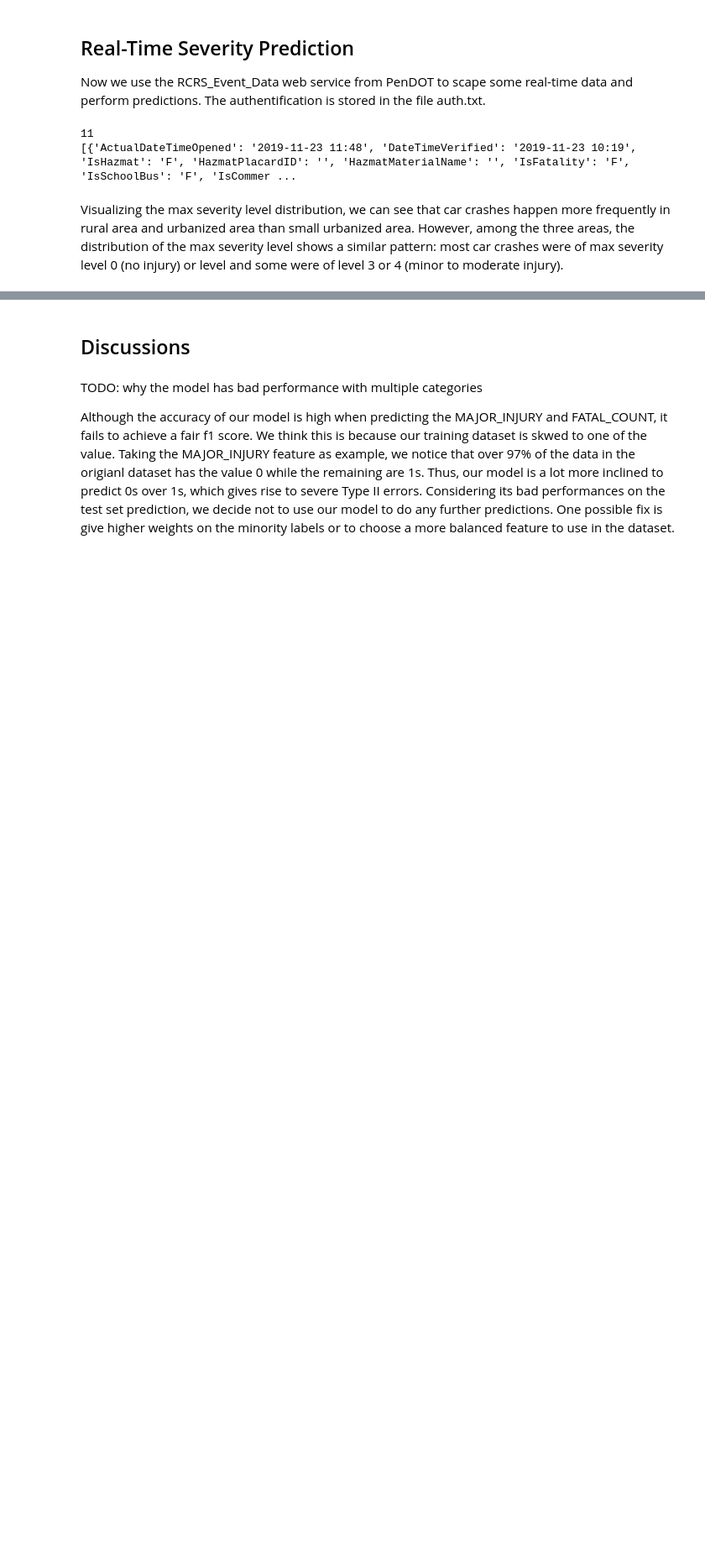
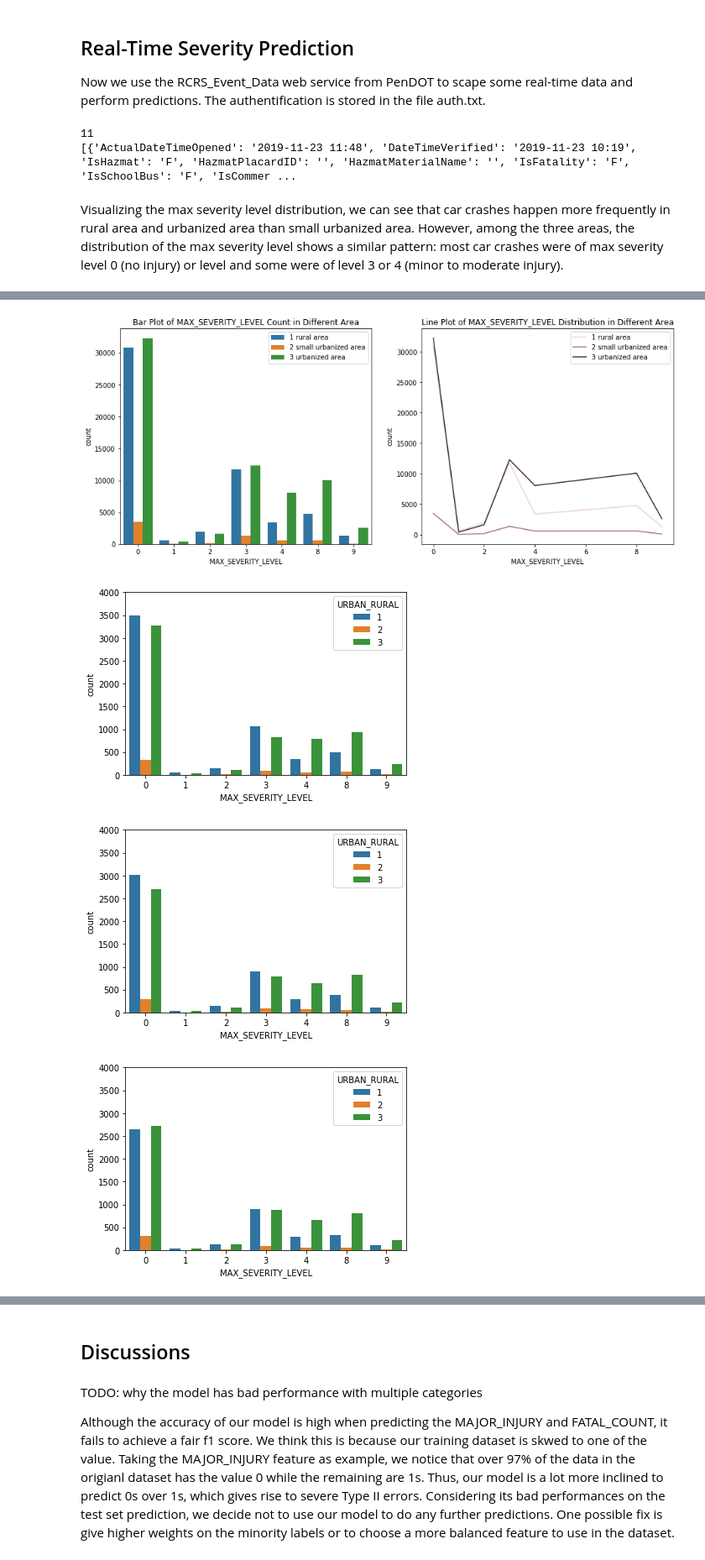
Before and after one commit to NasirNabi75/15688-Final-Project, a Jupyter notebook: code.ipynb, the cells around one changed output, grey strips where cells are left out. Shown at 84% size. Cells and saved outputs as stored; diff of their text form; code cells hidden in the pictures; blank space fills up the shorter version.

Commit message:
Update rural/urban comparison

```diff
--- a/code.ipynb
+++ b/code.ipynb
@@ -678,0 +634,29 @@ urban_rural_comp()
+# %%
+def urban_rural_comp():
+
+#     f1 = plt.figure(1)
+#     plt.subplots(1, figsize=(12,6))
+    fig, img = plt.subplots(1, 2, figsize=(15, 6))
+    pa = sns.countplot(x='MAX_SEVERITY_LEVEL', hue='URBAN_RURAL', data=df_counties, ax=img[0])
+    pa.legend(labels=['1 rural area', '2 small urbanized area', '3 urbanized area'])
+    pa.set(title="Bar Plot of MAX_SEVERITY_LEVEL Count in Different Area")
+
+#     f2 = plt.figure(3)
+#     plt.subplots(2, figsize=(12,6))
+    df = pd.DataFrame({'MAX_SEVERITY_LEVEL': df_counties['MAX_SEVERITY_LEVEL'], 'URBAN_RURAL':df_counties['URBAN_RURAL'], 'count': np.ones(len(df_counties))})
+    df = df.groupby(['MAX_SEVERITY_LEVEL','URBAN_RURAL']).count().reset_index()
+    pb = sns.lineplot(x='MAX_SEVERITY_LEVEL', y='count', hue='URBAN_RURAL', data=df, ax=img[1])
+    pb.legend(labels=['1 rural area', '2 small urbanized area', '3 urbanized area'])
+    pb.set(title="Line Plot of MAX_SEVERITY_LEVEL Distribution in Different Area")
+
+    for i in range(1,13):
+        f = plt.figure(i+4)
+        df = df_counties.loc[df_counties['CRASH_MONTH'] == i]
+        p = sns.countplot(x='MAX_SEVERITY_LEVEL', hue='URBAN_RURAL', data=df)
+        p.set(ylim=(0, 4000))
+urban_rural_comp()
+# %% [output]
+[figure, added]
+[figure, added]
+[figure, added]
+[figure, added]
```
Also changed, not shown: parts of 2 cells of this notebook.
